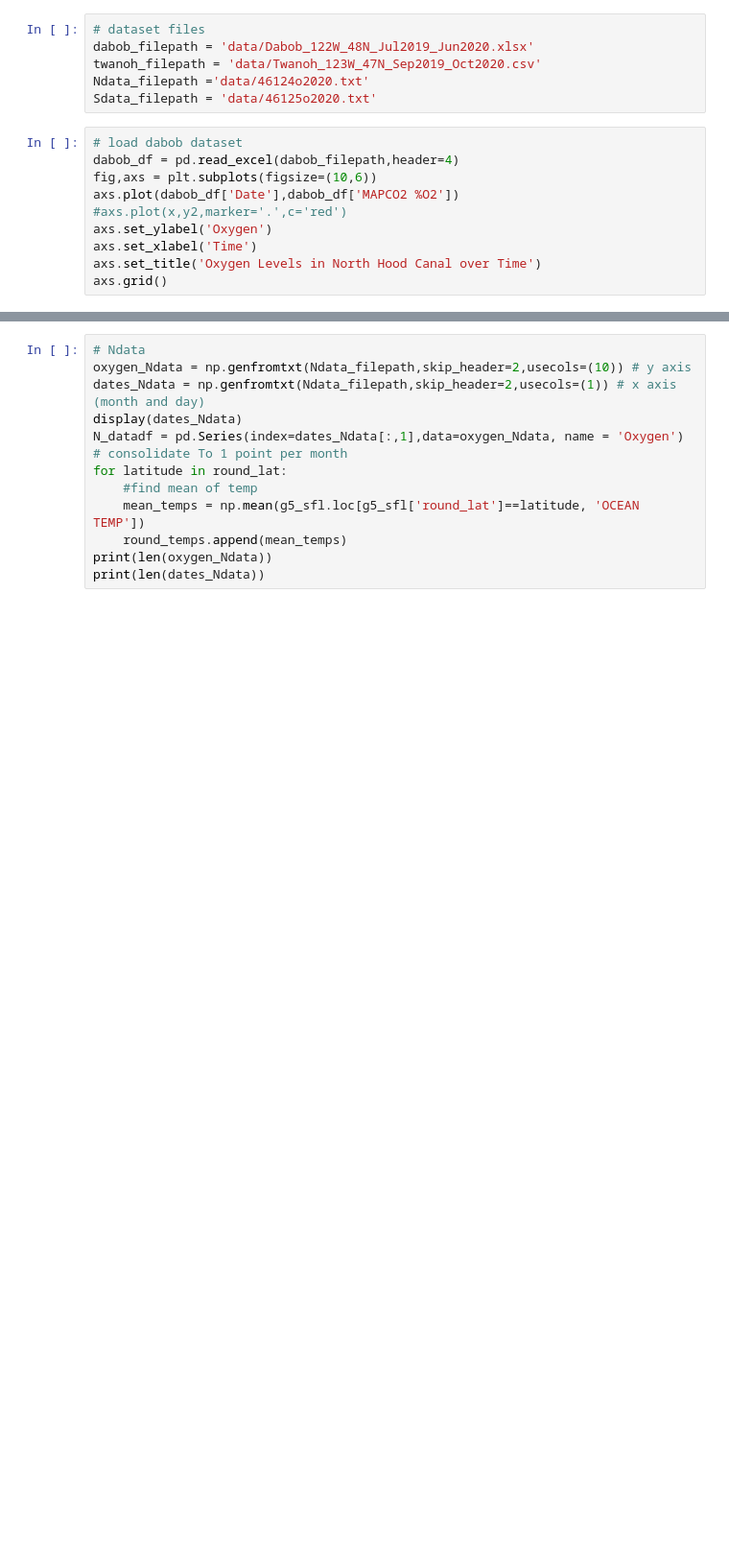
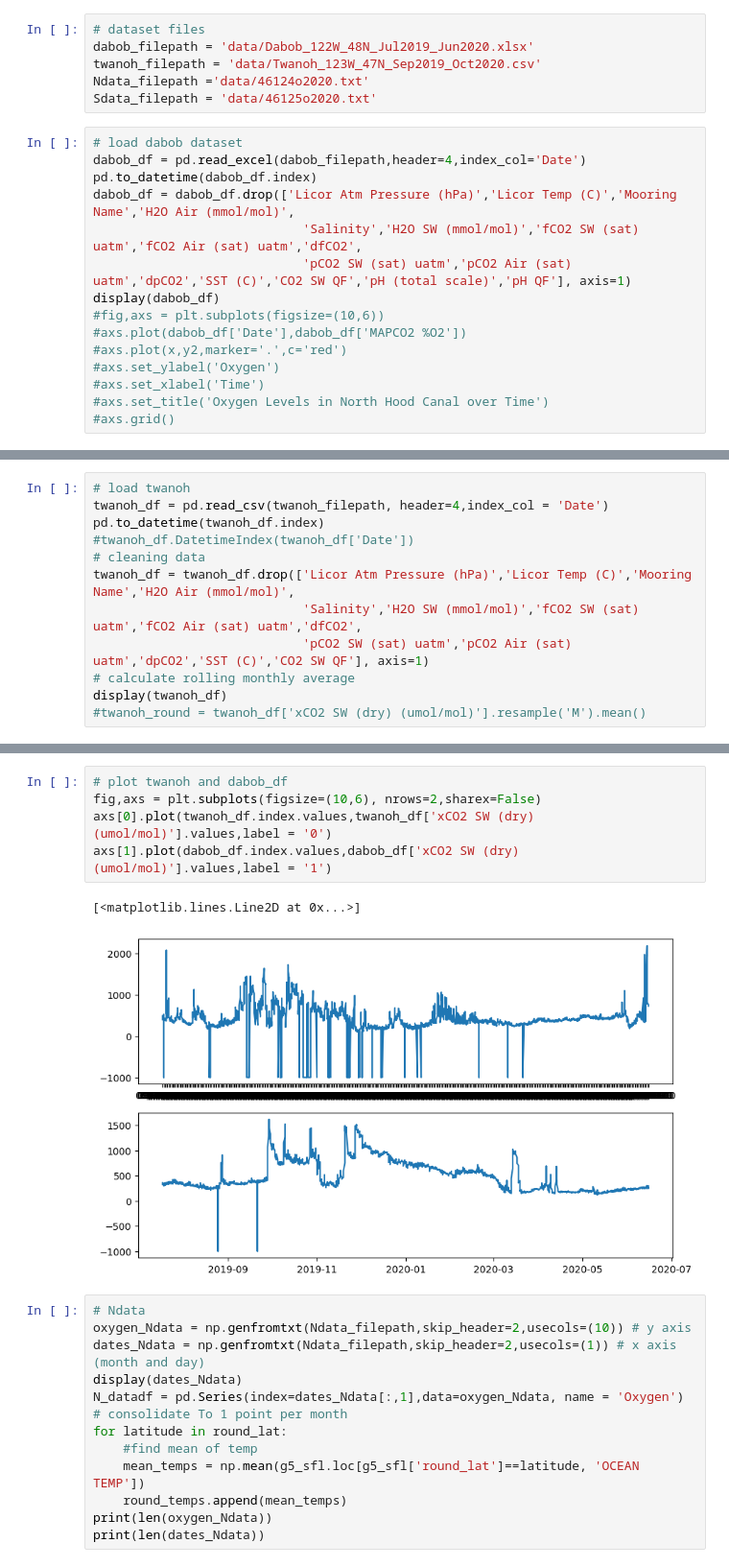
Before and after one commit to Lbh22GitHub/Harris.L_FinalProject, a Jupyter notebook: final.ipynb, the cells around one changed output, grey strips where cells are left out. Shown at 96% size. Saved outputs shown, nothing was run; the diff lists cells and outputs as text; blank space fills up the shorter version.

Commit message:
Created Draft Plots

```diff
--- a/final.ipynb
+++ b/final.ipynb
@@ -20,12 +20,17 @@ Ndata_filepath ='data/46124o2020.txt'
 Sdata_filepath = 'data/46125o2020.txt'
 # %%
 # load dabob dataset
-dabob_df = pd.read_excel(dabob_filepath,header=4)
-fig,axs = plt.subplots(figsize=(10,6))
-axs.plot(dabob_df['Date'],dabob_df['MAPCO2 %O2'])
+dabob_df = pd.read_excel(dabob_filepath,header=4,index_col='Date')
+pd.to_datetime(dabob_df.index)
+dabob_df = dabob_df.drop(['Licor Atm Pressure (hPa)','Licor Temp (C)','Mooring Name','H2O Air (mmol/mol)',
+                            'Salinity','H2O SW (mmol/mol)','fCO2 SW (sat) uatm','fCO2 Air (sat) uatm','dfCO2',
+                            'pCO2 SW (sat) uatm','pCO2 Air (sat) uatm','dpCO2','SST (C)','CO2 SW QF','pH (total scale)','pH QF'], axis=1)
+display(dabob_df)
+#fig,axs = plt.subplots(figsize=(10,6))
+#axs.plot(dabob_df['Date'],dabob_df['MAPCO2 %O2'])
 #axs.plot(x,y2,marker='.',c='red')
-axs.set_ylabel('Oxygen')
-axs.set_xlabel('Time')
-axs.set_title('Oxygen Levels in North Hood Canal over Time')
-axs.grid()
+#axs.set_ylabel('Oxygen')
+#axs.set_xlabel('Time')
+#axs.set_title('Oxygen Levels in North Hood Canal over Time')
+#axs.grid()
 # %% [output]
@@ -32,0 +51,12 @@ axs.grid()
+# %%
+# load twanoh
+twanoh_df = pd.read_csv(twanoh_filepath, header=4,index_col = 'Date')
+pd.to_datetime(twanoh_df.index)
+#twanoh_df.DatetimeIndex(twanoh_df['Date'])
+# cleaning data
+twanoh_df = twanoh_df.drop(['Licor Atm Pressure (hPa)','Licor Temp (C)','Mooring Name','H2O Air (mmol/mol)',
+                            'Salinity','H2O SW (mmol/mol)','fCO2 SW (sat) uatm','fCO2 Air (sat) uatm','dfCO2',
+                            'pCO2 SW (sat) uatm','pCO2 Air (sat) uatm','dpCO2','SST (C)','CO2 SW QF'], axis=1)
+# calculate rolling monthly average
+display(twanoh_df)
+#twanoh_round = twanoh_df['xCO2 SW (dry) (umol/mol)'].resample('M').mean()
@@ -33,3 +78,11 @@ axs.grid()
+# %%
+# plot twanoh and dabob_df
+fig,axs = plt.subplots(figsize=(10,6), nrows=2,sharex=False)
+axs[0].plot(twanoh_df.index.values,twanoh_df['xCO2 SW (dry) (umol/mol)'].values,label = '0')
+axs[1].plot(dabob_df.index.values,dabob_df['xCO2 SW (dry) (umol/mol)'].values,label = '1')
+# %% [output]
+[<matplotlib.lines.Line2D at 0x...>]
+[figure, added]
 # %%
 # Ndata
 oxygen_Ndata = np.genfromtxt(Ndata_filepath,skip_header=2,usecols=(10)) # y axis
```
Also changed, not shown: parts of 2 cells of this notebook.
